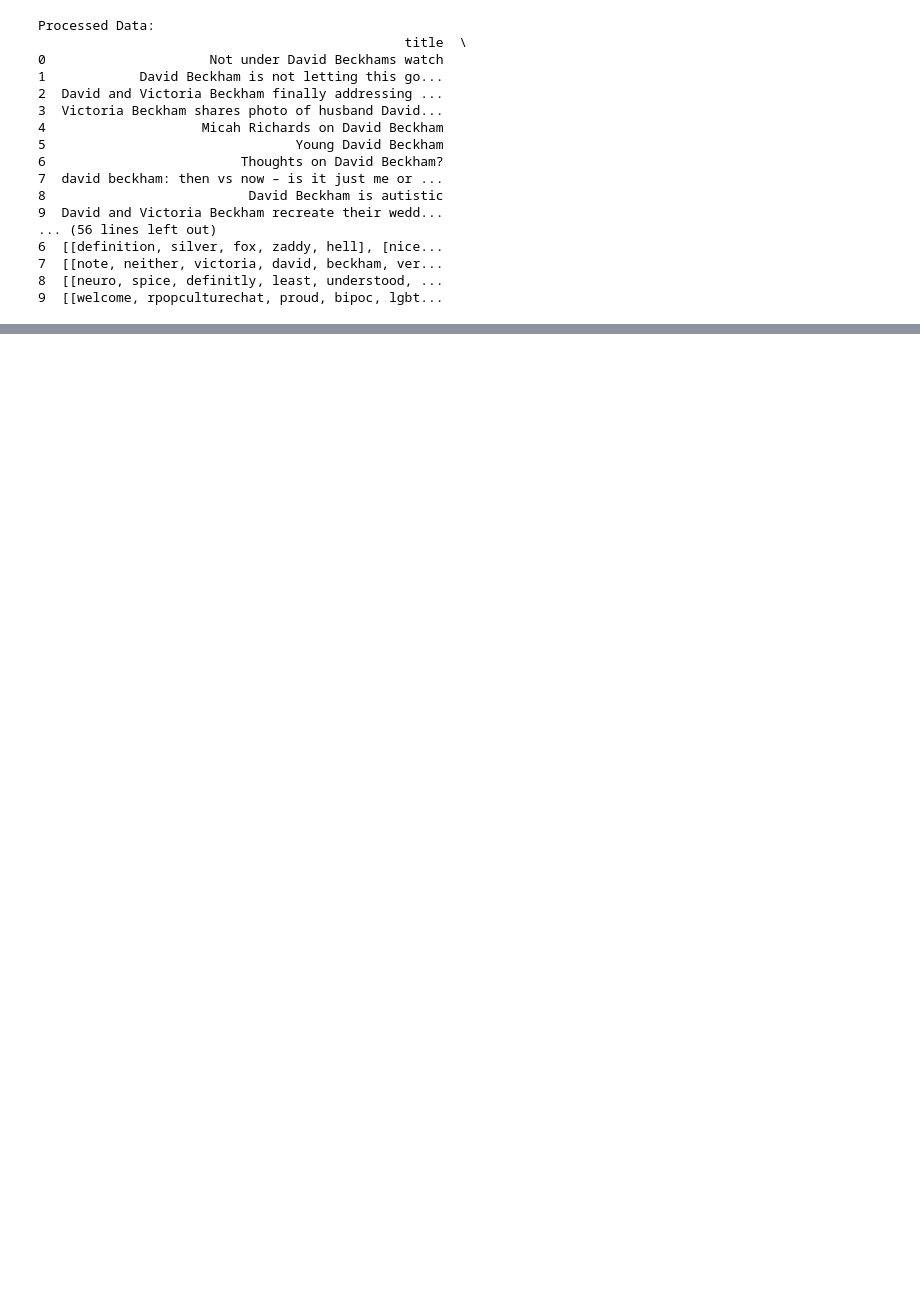
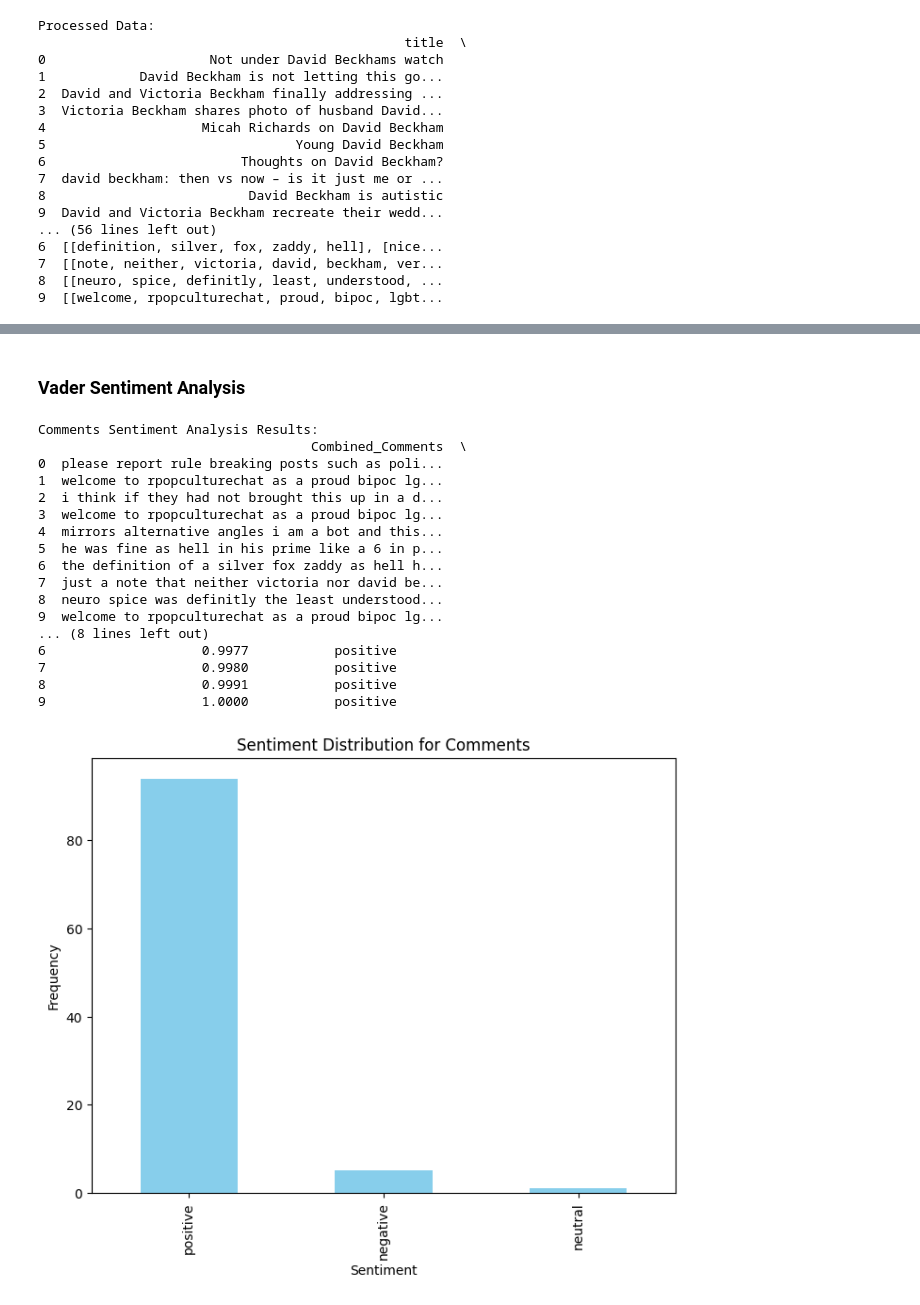
Before and after one commit to hinton024/Assignment-2-Social-media-and-network-analytics, a Jupyter notebook: Reddit_Preprocessing.ipynb, the cells around one changed output, grey strips where cells are left out. Saved outputs shown, nothing was run; the diff lists cells and outputs as text; code cells hidden in the pictures; blank space fills up the shorter version.

```diff
--- a/Reddit_Preprocessing.ipynb
+++ b/Reddit_Preprocessing.ipynb
@@ -810,0 +321,53 @@ Document 232: She looks so amazing!!!
+# %% [markdown]
+### Vader Sentiment Analysis
+# %%
+# Initialize VADER sentiment analyzer
+analyzer = SentimentIntensityAnalyzer()
+
+def analyze_sentiment(text):
+    if text:  # Ensure the text is not empty
+        sentiment = analyzer.polarity_scores(text)
+        return sentiment['compound']
+    return 0
+
+df['Combined_Comments'] = df['Cleaned_Comments'].apply(lambda comments: ' '.join(comments))
+
+df['Comments_Sentiment_Score'] = df['Combined_Comments'].apply(analyze_sentiment)
+
+def categorize_sentiment(score):
+    if score >= 0.05:
+        return 'positive'
+    elif score <= -0.05:
+        return 'negative'
+    else:
+        return 'neutral'
+
+df['Comments_Sentiment'] = df['Comments_Sentiment_Score'].apply(categorize_sentiment)
+
+print("\nComments Sentiment Analysis Results:")
+print(df[['Combined_Comments', 'Comments_Sentiment_Score', 'Comments_Sentiment']].head(10))
+
+df['Comments_Sentiment'].value_counts().plot(kind='bar', color='skyblue', figsize=(8, 6))
+plt.xlabel('Sentiment')
+plt.ylabel('Frequency')
+plt.title('Sentiment Distribution for Comments')
+plt.show()
+# %% [output]
+Comments Sentiment Analysis Results:
+                                   Combined_Comments  \
+0  please report rule breaking posts such as poli...
+1  welcome to rpopculturechat as a proud bipoc lg...
+2  i think if they had not brought this up in a d...
+3  welcome to rpopculturechat as a proud bipoc lg...
+4  mirrors alternative angles i am a bot and this...
+5  he was fine as hell in his prime like a 6 in p...
+6  the definition of a silver fox zaddy as hell h...
+7  just a note that neither victoria nor david be...
+8  neuro spice was definitly the least understood...
+9  welcome to rpopculturechat as a proud bipoc lg...
+... (8 lines left out)
+6                    0.9977           positive
+7                    0.9980           positive
+8                    0.9991           positive
+9                    1.0000           positive
+[figure, added]
```
Also changed, not shown: parts of 63 cells of this notebook, 23 other files.
